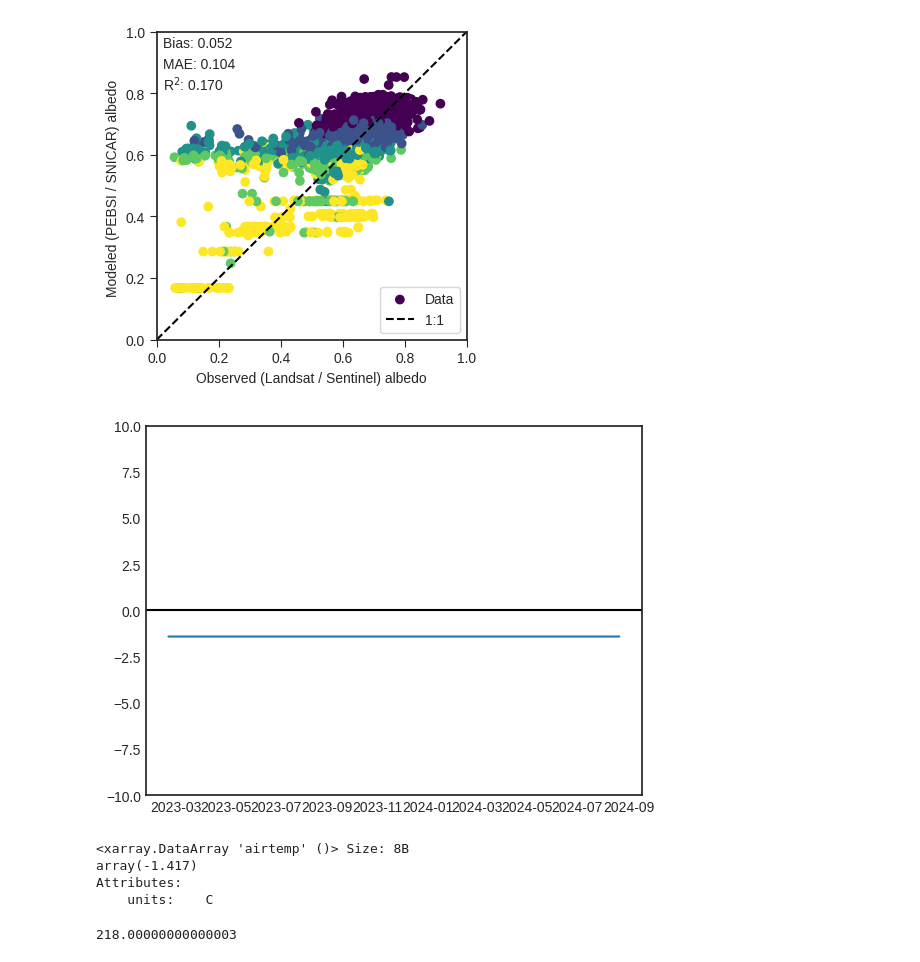
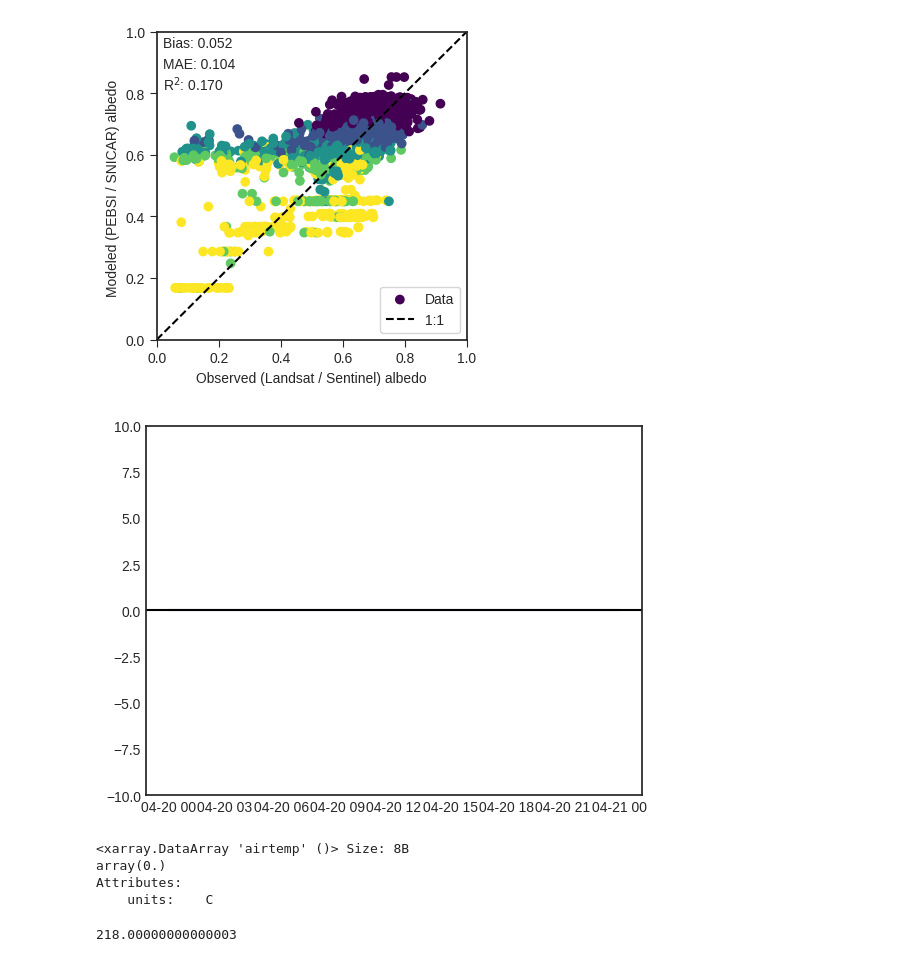
Before and after one commit to clairevwilson/PEBSI, a Jupyter notebook: project/calibrate.ipynb, the cells around one changed output. Cells and saved outputs as stored; diff of their text form; code cells hidden in the pictures.

```diff
--- a/project/calibrate.ipynb
+++ b/project/calibrate.ipynb
@@ -176,21 +179,21 @@ plt.show()
 # %% [output]
 [figure]
 # %%
-glacier, site = 'lemon_creek','C'
-fn = 'ddf/{g}{s}_2026_05_04_test_0.nc'
-
-ds_bad = xr.open_dataset(base_fp + fn.format(g=glacier, s=site)).sel(time=slice('2023-02-20','2024-08-20'))
-ds_good = xr.open_dataset(base_fp + f'ddf/{glacier}{site}_2026_04_15_MO_0.nc').sel(time=slice('2023-02-20','2024-08-20'))
+glacier, site = 'wolverine','EC'
+fn = 'ddf/{g}{s}_2026_05_05_test_0.nc'
+# fn.format(g=glacier, s=site)
+ds_bad = xr.open_dataset(base_fp + 'ddf/test_simulation0.nc').sel(time=slice('2013-04-20','2013-04-21'))
+ds_good = xr.open_dataset(base_fp + f'ddf/{glacier}{site}_2026_04_15_MO_0.nc').sel(time=slice('2013-04-20','2013-04-21'))
 plt.plot(ds_bad.time, ds_bad.airtemp - ds_good.airtemp)
 plt.ylim(-10, 10)
 plt.axhline(0, c='k')
 plt.legend()
 plt.show()
 print((ds_bad.airtemp - ds_good.airtemp).mean())
 # %% [output]
-[figure, old version]
+[figure, new version]
 <xarray.DataArray 'airtemp' ()> Size: 8B
-array(-1.417)
+array(0.)
 Attributes:
     units:    C
 # %%
```
Also changed, not shown: parts of 1 cell of this notebook, 5 other files.
